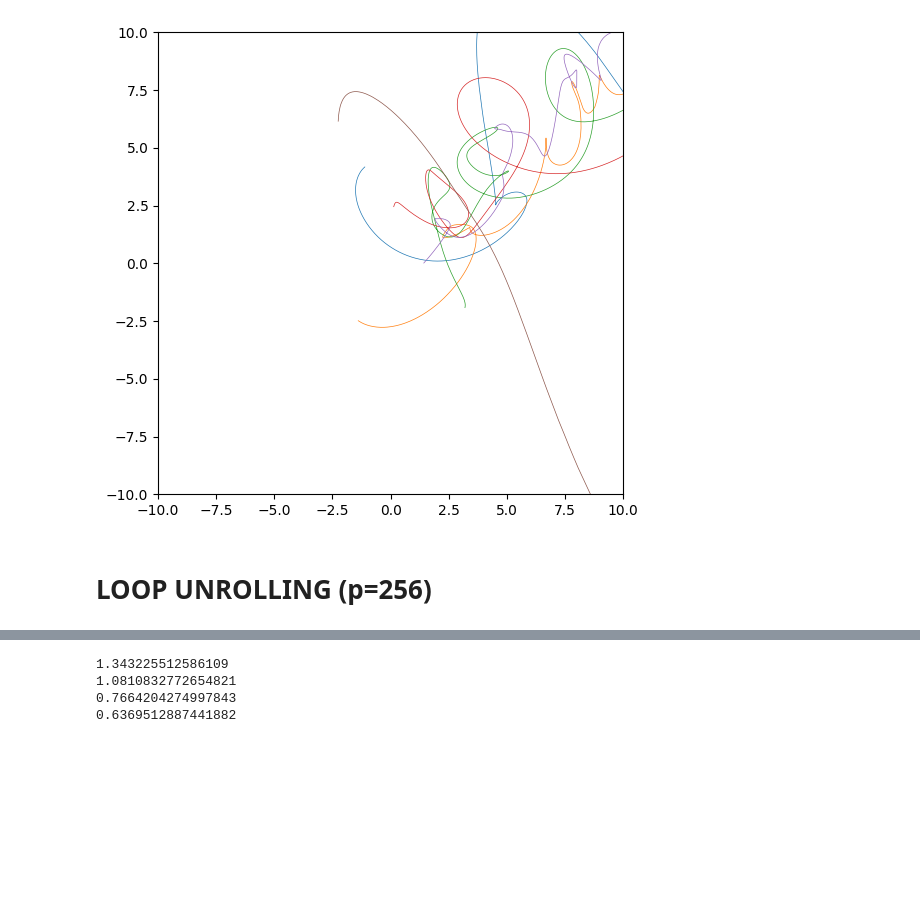
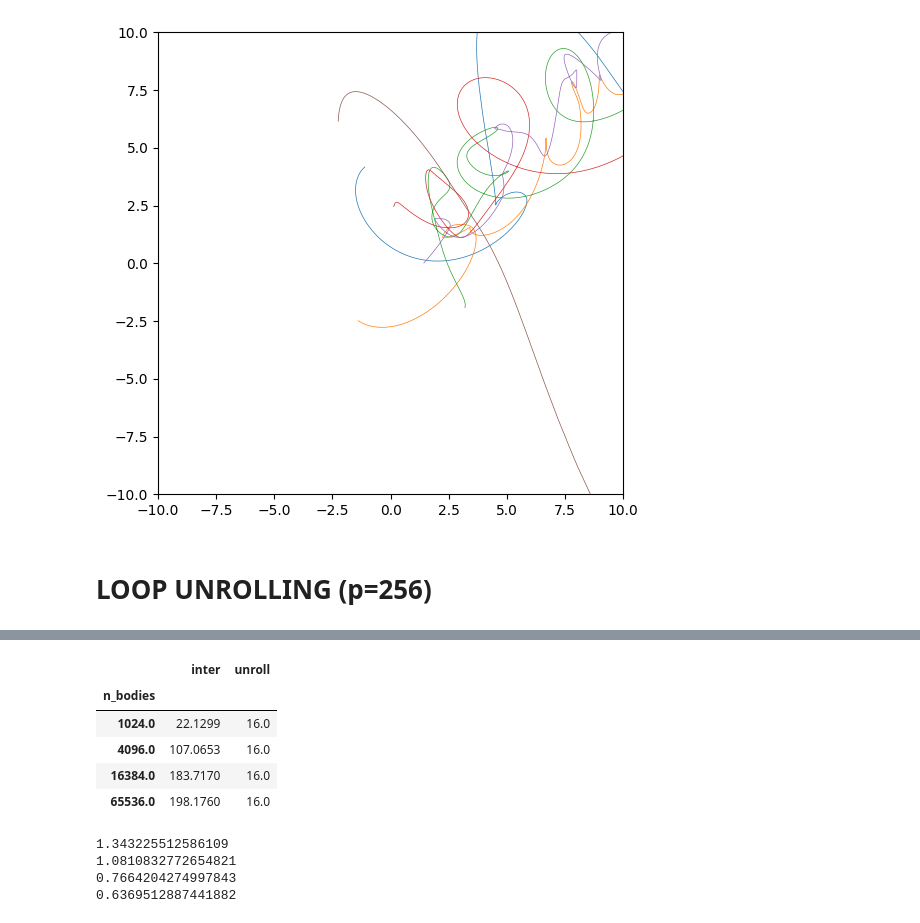
Before and after one commit to Berto70/nbody_cuda, a Jupyter notebook: plot/test.ipynb, the cells around one changed output, grey strips where cells are left out. Saved outputs shown, nothing was run; the diff lists cells and outputs as text; code cells hidden in the pictures; blank space fills up the shorter version.

```diff
--- a/plot/test.ipynb
+++ b/plot/test.ipynb
@@ -131,3 +131,14 @@ plt.show()
+# %%
+urol_4 = unroll_df.filter(['n_bodies','inter', 'unroll']).where(unroll_df['unroll']==16).dropna().groupby('n_bodies').mean()
+# %%
+urol_4
+# %% [output]
+|  | inter | unroll |
+| n_bodies |  |  |
+| 1024.0 | 22.1299 | 16.0 |
+| 4096.0 | 107.0653 | 16.0 |
+| 16384.0 | 183.7170 | 16.0 |
+| 65536.0 | 198.1760 | 16.0 |
 # %%
 u_mean = np.array(u_mean)
 for i in range(4):
```
Also changed, not shown: parts of 3 cells of this notebook, 2 other files.
